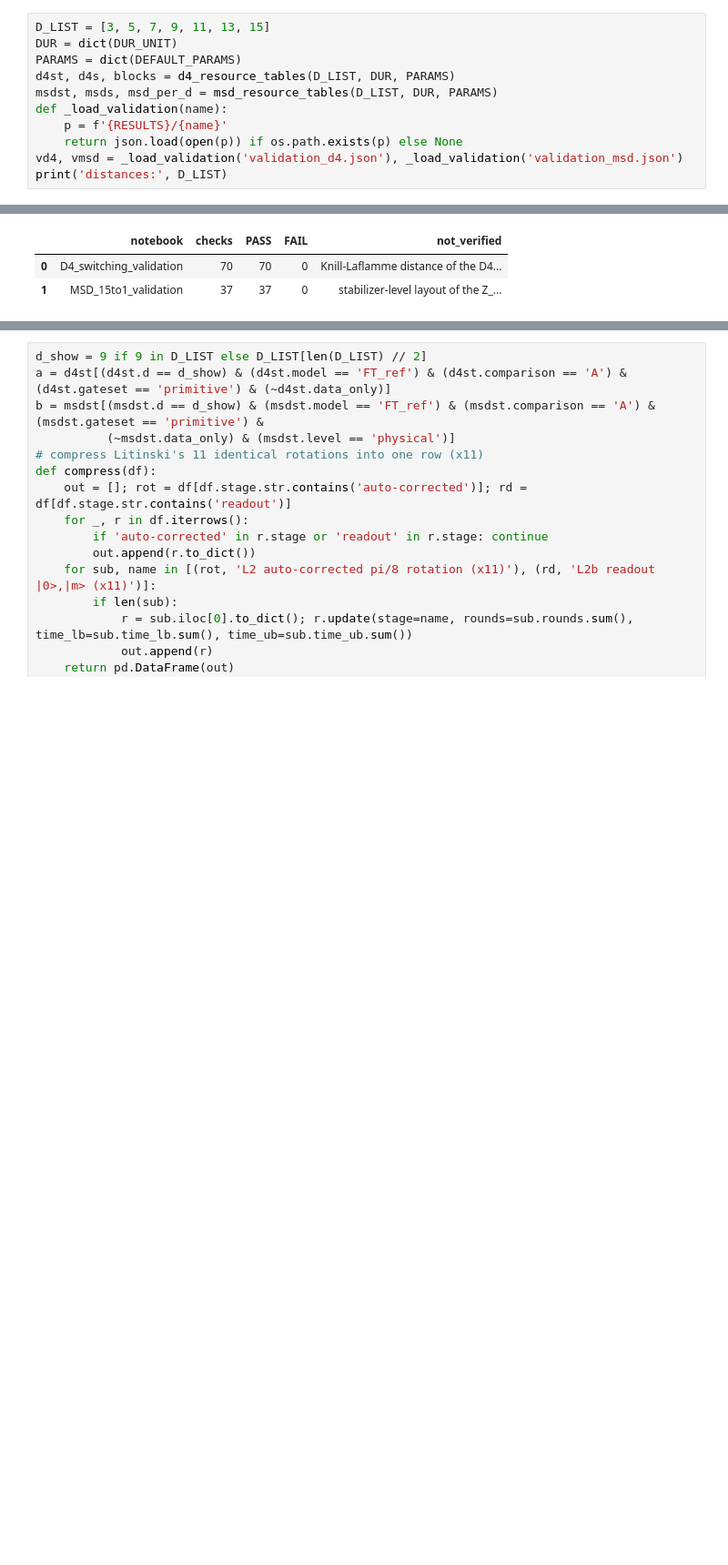
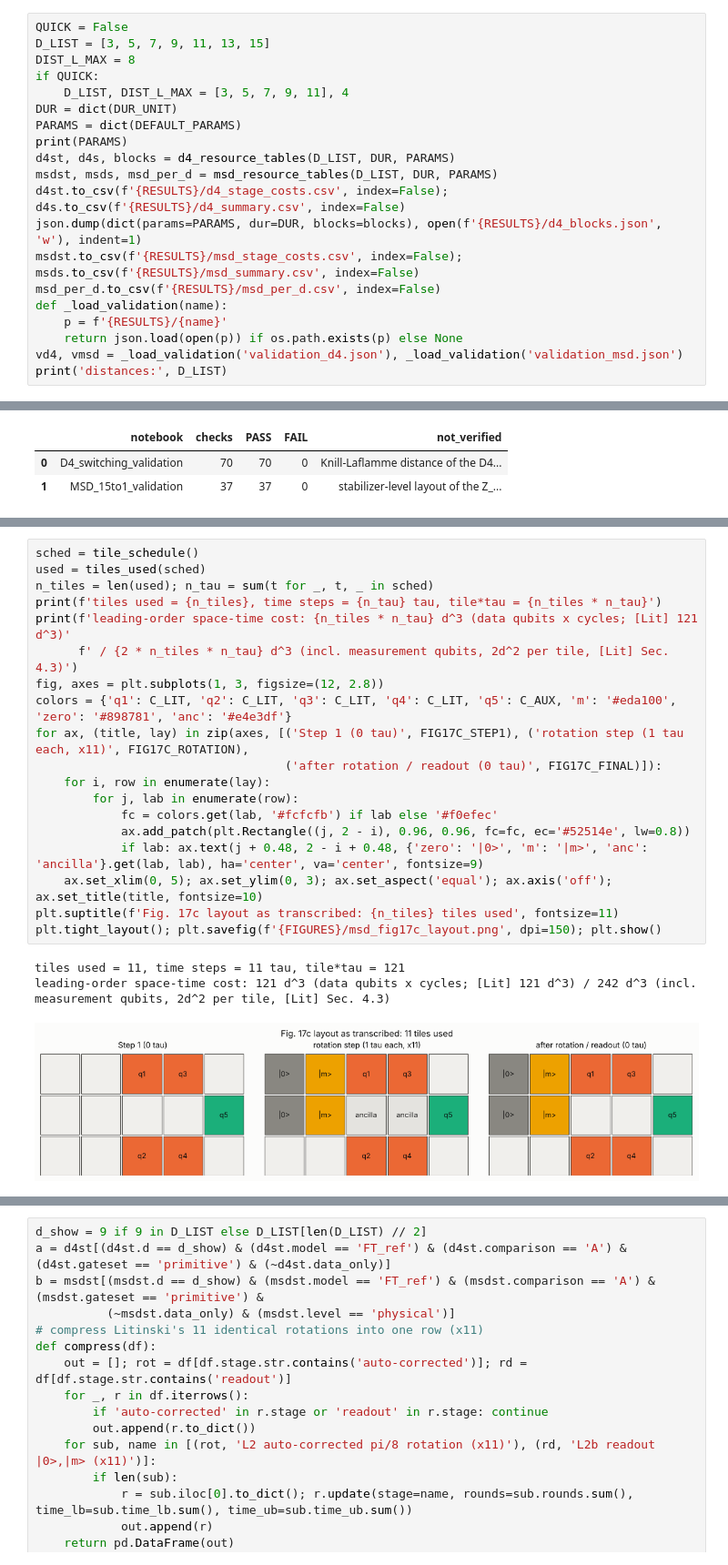
Before and after one commit to Danjobyodo/2026-10-24_StudyWithClaude, a Jupyter notebook: resource_analysis.ipynb, the cells around one changed output, grey strips where cells are left out. Shown at 91% size. Saved outputs shown, nothing was run; the diff lists cells and outputs as text; blank space fills up the shorter version.

```diff
--- a/resource_comparison.ipynb
+++ b/resource_analysis.ipynb
@@ -2387,9 +2414,18 @@ library loaded
 # %%
+QUICK = False
 D_LIST = [3, 5, 7, 9, 11, 13, 15]
+DIST_L_MAX = 8
+if QUICK:
+    D_LIST, DIST_L_MAX = [3, 5, 7, 9, 11], 4
 DUR = dict(DUR_UNIT)
 PARAMS = dict(DEFAULT_PARAMS)
+print(PARAMS)
 d4st, d4s, blocks = d4_resource_tables(D_LIST, DUR, PARAMS)
 msdst, msds, msd_per_d = msd_resource_tables(D_LIST, DUR, PARAMS)
+d4st.to_csv(f'{RESULTS}/d4_stage_costs.csv', index=False); d4s.to_csv(f'{RESULTS}/d4_summary.csv', index=False)
+json.dump(dict(params=PARAMS, dur=DUR, blocks=blocks), open(f'{RESULTS}/d4_blocks.json', 'w'), indent=1)
+msdst.to_csv(f'{RESULTS}/msd_stage_costs.csv', index=False); msds.to_csv(f'{RESULTS}/msd_summary.csv', index=False)
+msd_per_d.to_csv(f'{RESULTS}/msd_per_d.csv', index=False)
 def _load_validation(name):
     p = f'{RESULTS}/{name}'
     return json.load(open(p)) if os.path.exists(p) else None
@@ -2430,0 +2791,23 @@ val_df = pd.DataFrame(rows); val_df
+# %%
+sched = tile_schedule()
+used = tiles_used(sched)
+n_tiles = len(used); n_tau = sum(t for _, t, _ in sched)
+print(f'tiles used = {n_tiles}, time steps = {n_tau} tau, tile*tau = {n_tiles * n_tau}')
+print(f'leading-order space-time cost: {n_tiles * n_tau} d^3 (data qubits x cycles; [Lit] 121 d^3)'
+      f' / {2 * n_tiles * n_tau} d^3 (incl. measurement qubits, 2d^2 per tile, [Lit] Sec. 4.3)')
+fig, axes = plt.subplots(1, 3, figsize=(12, 2.8))
+colors = {'q1': C_LIT, 'q2': C_LIT, 'q3': C_LIT, 'q4': C_LIT, 'q5': C_AUX, 'm': '#eda100', 'zero': '#898781', 'anc': '#e4e3df'}
+for ax, (title, lay) in zip(axes, [('Step 1 (0 tau)', FIG17C_STEP1), ('rotation step (1 tau each, x11)', FIG17C_ROTATION),
+                                   ('after rotation / readout (0 tau)', FIG17C_FINAL)]):
+    for i, row in enumerate(lay):
+        for j, lab in enumerate(row):
+            fc = colors.get(lab, '#fcfcfb') if lab else '#f0efec'
+            ax.add_patch(plt.Rectangle((j, 2 - i), 0.96, 0.96, fc=fc, ec='#52514e', lw=0.8))
+            if lab: ax.text(j + 0.48, 2 - i + 0.48, {'zero': '|0>', 'm': '|m>', 'anc': 'ancilla'}.get(lab, lab), ha='center', va='center', fontsize=9)
+    ax.set_xlim(0, 5); ax.set_ylim(0, 3); ax.set_aspect('equal'); ax.axis('off'); ax.set_title(title, fontsize=10)
+plt.suptitle(f'Fig. 17c layout as transcribed: {n_tiles} tiles used', fontsize=11)
+plt.tight_layout(); plt.savefig(f'{FIGURES}/msd_fig17c_layout.png', dpi=150); plt.show()
+# %% [output]
+tiles used = 11, time steps = 11 tau, tile*tau = 121
+leading-order space-time cost: 121 d^3 (data qubits x cycles; [Lit] 121 d^3) / 242 d^3 (incl. measurement qubits, 2d^2 per tile, [Lit] Sec. 4.3)
+[figure, added]
```
Also changed, not shown: parts of 47 cells of this notebook, 19 other files.
